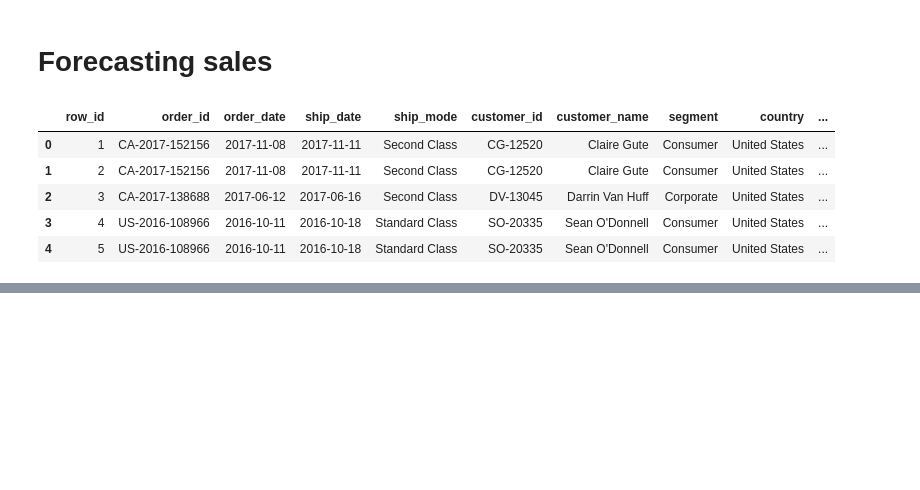
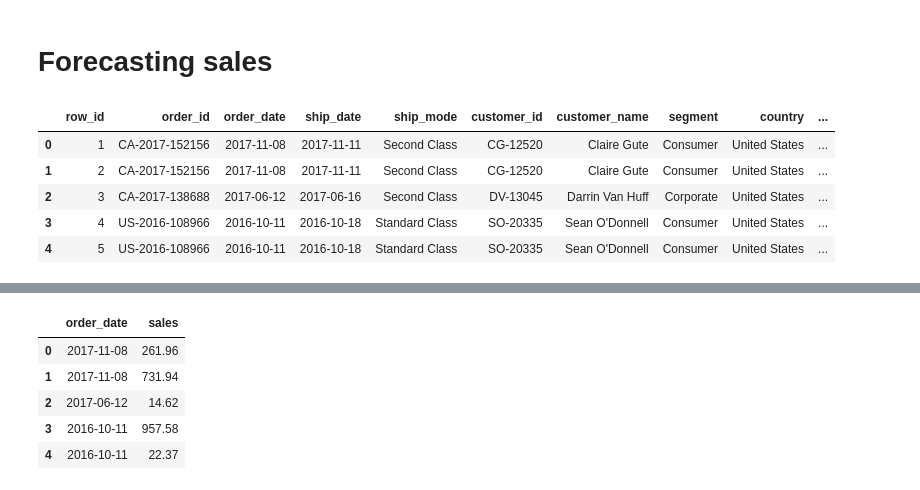
Before and after one commit to dlhaar/superstore, a Jupyter notebook: forecasting_sales.ipynb, the cells around one changed output, grey strips where cells are left out. Drawn from its saved outputs; the diff is of its cells as text; code cells hidden in the pictures; blank space fills up the shorter version.

```diff
--- a/forecasting_sales.ipynb
+++ b/forecasting_sales.ipynb
@@ -45,2 +46,15 @@ fig.show()
 # %%
-#
+#linear regression
+
+#find diff from first order date to other orders
+
+sales = df.copy()
+sales = sales[['order_date', 'sales']]
+sales.head()
+# %% [output]
+|  | order_date | sales |
+| 0 | 2017-11-08 | 261.96 |
+| 1 | 2017-11-08 | 731.94 |
+| 2 | 2017-06-12 | 14.62 |
+| 3 | 2016-10-11 | 957.58 |
+| 4 | 2016-10-11 | 22.37 |
```
Also changed, not shown: parts of 7 cells of this notebook, 1 other file.
